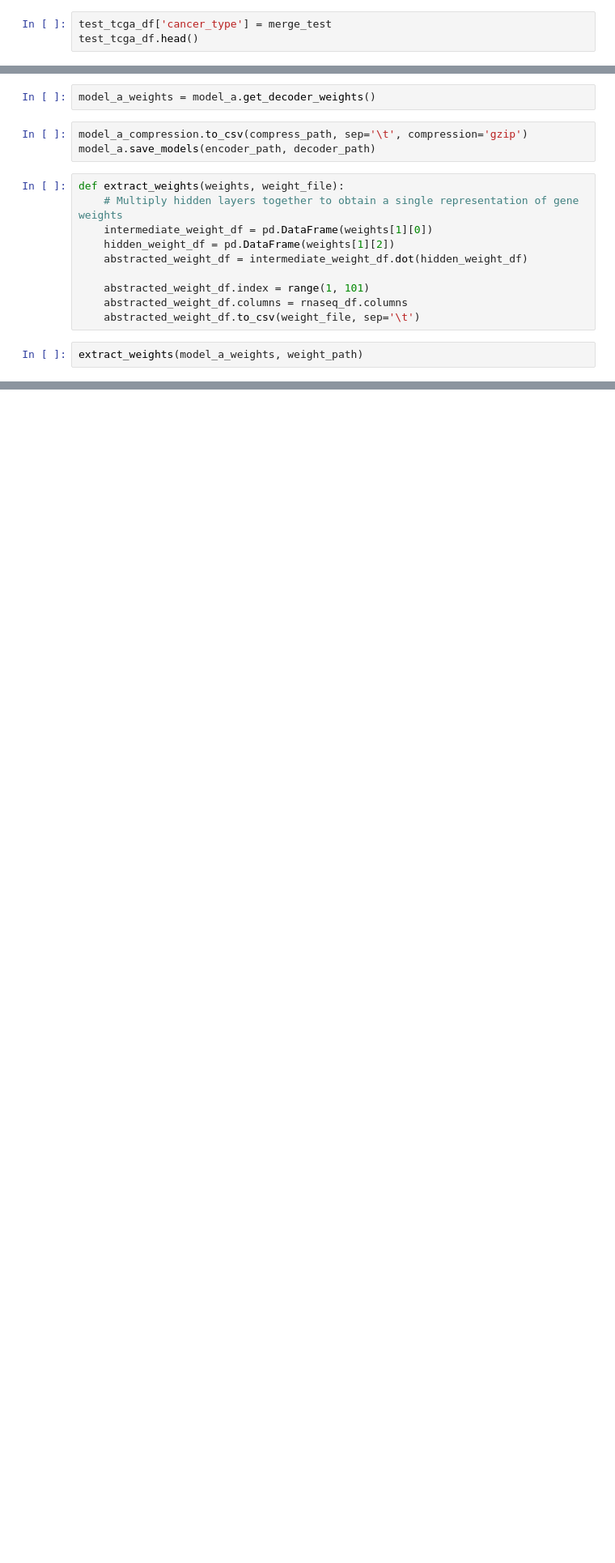
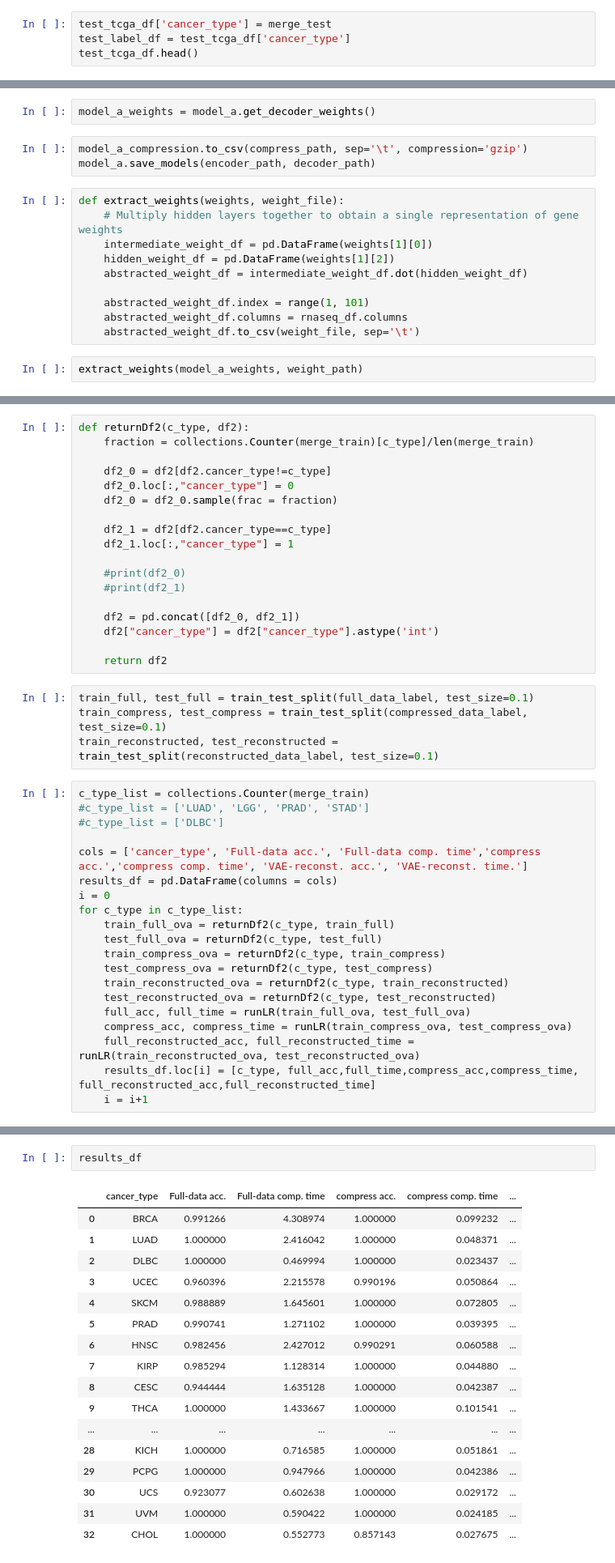
Before and after one commit to RushiBhatt007/Gene-compression-and-Cancer-type-classification, a Jupyter notebook: VAE_LR.ipynb, the cells around one changed output, grey strips where cells are left out. Shown at 81% size. Cells and saved outputs as stored; diff of their text form; blank space fills up the shorter version.

```diff
--- a/VAE_LR.ipynb
+++ b/VAE_LR.ipynb
@@ -73,6 +74,7 @@ train_tcga_df.head()
 5 rows × 16150 columns
 # %%
 test_tcga_df['cancer_type'] = merge_test
+test_label_df = test_tcga_df['cancer_type']
 test_tcga_df.head()
 # %% [output]
 |  | sample_id | 1 | 10 | 100 | 1000 | 10000 | 10001 | 10002 | 10003 | 100037417 | ... | ... |
@@ -366,0 +438,42 @@ print(np.mean(s))
+# %%
+def returnDf2(c_type, df2):
+    fraction = collections.Counter(merge_train)[c_type]/len(merge_train)
+
+    df2_0 = df2[df2.cancer_type!=c_type]
+    df2_0.loc[:,"cancer_type"] = 0
+    df2_0 = df2_0.sample(frac = fraction)
+
+    df2_1 = df2[df2.cancer_type==c_type]
+    df2_1.loc[:,"cancer_type"] = 1
+
+    #print(df2_0)
+    #print(df2_1)
+
+    df2 = pd.concat([df2_0, df2_1])
+    df2["cancer_type"] = df2["cancer_type"].astype('int')
+
+    return df2
+# %%
+train_full, test_full = train_test_split(full_data_label, test_size=0.1)
+train_compress, test_compress = train_test_split(compressed_data_label, test_size=0.1)
+train_reconstructed, test_reconstructed = train_test_split(reconstructed_data_label, test_size=0.1)
+# %%
+c_type_list = collections.Counter(merge_train)
+#c_type_list = ['LUAD', 'LGG', 'PRAD', 'STAD']
+#c_type_list = ['DLBC']
+
+cols = ['cancer_type', 'Full-data acc.', 'Full-data comp. time','compress acc.','compress comp. time', 'VAE-reconst. acc.', 'VAE-reconst. time.']
+results_df = pd.DataFrame(columns = cols)
+i = 0
+for c_type in c_type_list:
+    train_full_ova = returnDf2(c_type, train_full)
+    test_full_ova = returnDf2(c_type, test_full)
+    train_compress_ova = returnDf2(c_type, train_compress)
+    test_compress_ova = returnDf2(c_type, test_compress)
+    train_reconstructed_ova = returnDf2(c_type, train_reconstructed)
+    test_reconstructed_ova = returnDf2(c_type, test_reconstructed)
+    full_acc, full_time = runLR(train_full_ova, test_full_ova)
+    compress_acc, compress_time = runLR(train_compress_ova, test_compress_ova)
+    full_reconstructed_acc, full_reconstructed_time = runLR(train_reconstructed_ova, test_reconstructed_ova)
+    results_df.loc[i] = [c_type, full_acc,full_time,compress_acc,compress_time, full_reconstructed_acc,full_reconstructed_time]
+    i = i+1
@@ -366,0 +498,20 @@ print(np.mean(s))
+# %%
+results_df
+# %% [output]
+|  | cancer_type | Full-data acc. | Full-data comp. time | compress acc. | compress comp. time | ... |
+| 0 | BRCA | 0.991266 | 4.308974 | 1.000000 | 0.099232 | ... |
+| 1 | LUAD | 1.000000 | 2.416042 | 1.000000 | 0.048371 | ... |
+| 2 | DLBC | 1.000000 | 0.469994 | 1.000000 | 0.023437 | ... |
+| 3 | UCEC | 0.960396 | 2.215578 | 0.990196 | 0.050864 | ... |
+| 4 | SKCM | 0.988889 | 1.645601 | 1.000000 | 0.072805 | ... |
+| 5 | PRAD | 0.990741 | 1.271102 | 1.000000 | 0.039395 | ... |
+| 6 | HNSC | 0.982456 | 2.427012 | 0.990291 | 0.060588 | ... |
+| 7 | KIRP | 0.985294 | 1.128314 | 1.000000 | 0.044880 | ... |
+| 8 | CESC | 0.944444 | 1.635128 | 1.000000 | 0.042387 | ... |
+| 9 | THCA | 1.000000 | 1.433667 | 1.000000 | 0.101541 | ... |
+| ... | ... | ... | ... | ... | ... | ... |
+| 28 | KICH | 1.000000 | 0.716585 | 1.000000 | 0.051861 | ... |
+| 29 | PCPG | 1.000000 | 0.947966 | 1.000000 | 0.042386 | ... |
+| 30 | UCS | 0.923077 | 0.602638 | 1.000000 | 0.029172 | ... |
+| 31 | UVM | 1.000000 | 0.590422 | 1.000000 | 0.024185 | ... |
+| 32 | CHOL | 1.000000 | 0.552773 | 0.857143 | 0.027675 | ... |
```
Also changed, not shown: parts of 14 cells of this notebook.
